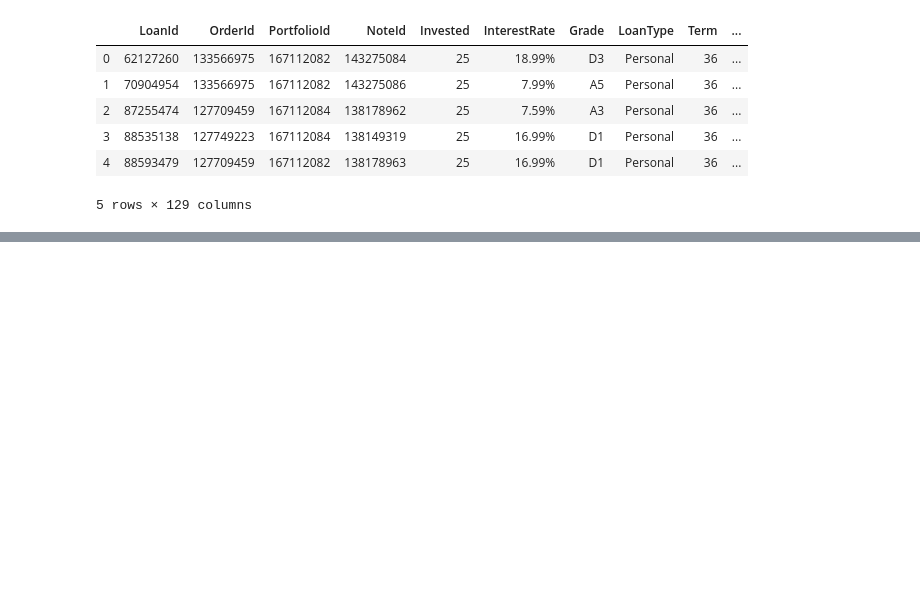
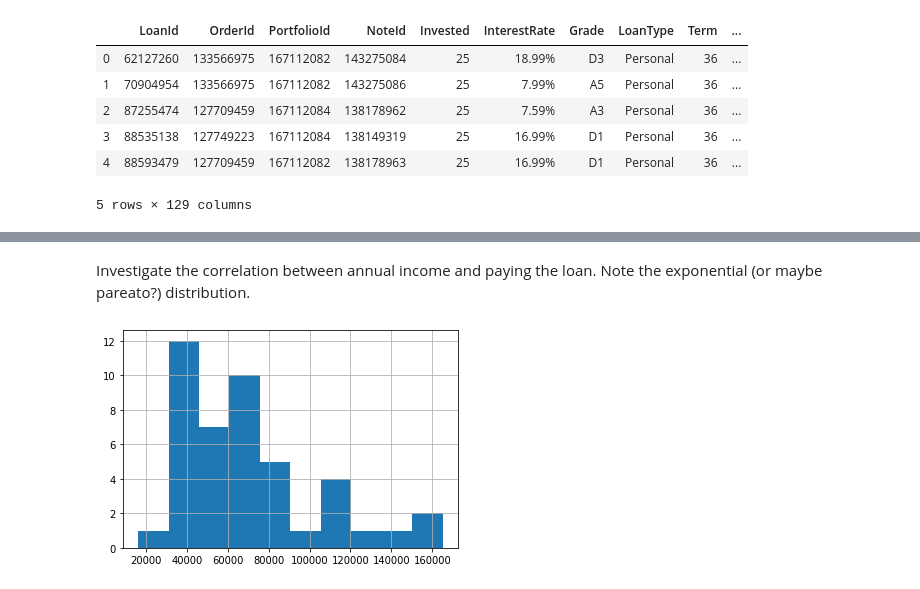
Before and after one commit to FrancescoVassalli/LendingClub, a Jupyter notebook: lendingclub1.ipynb, the cells around one changed output, grey strips where cells are left out. Saved outputs shown, nothing was run; the diff lists cells and outputs as text; code cells hidden in the pictures; blank space fills up the shorter version.

```diff
--- a/lendingclub1.ipynb
+++ b/lendingclub1.ipynb
@@ -97,0 +176,6 @@ test_df['last_payment_full']
+# %% [markdown]
+Investigate the correlation between annual income and paying the loan. Note the exponential (or maybe pareato?) distribution.
+# %%
+paid_salary_hist = status_groups.get_group('Charged Off')['annual_inc'].hist()
+# %% [output]
+[figure, added]
```
Also changed, not shown: parts of 56 cells of this notebook.
